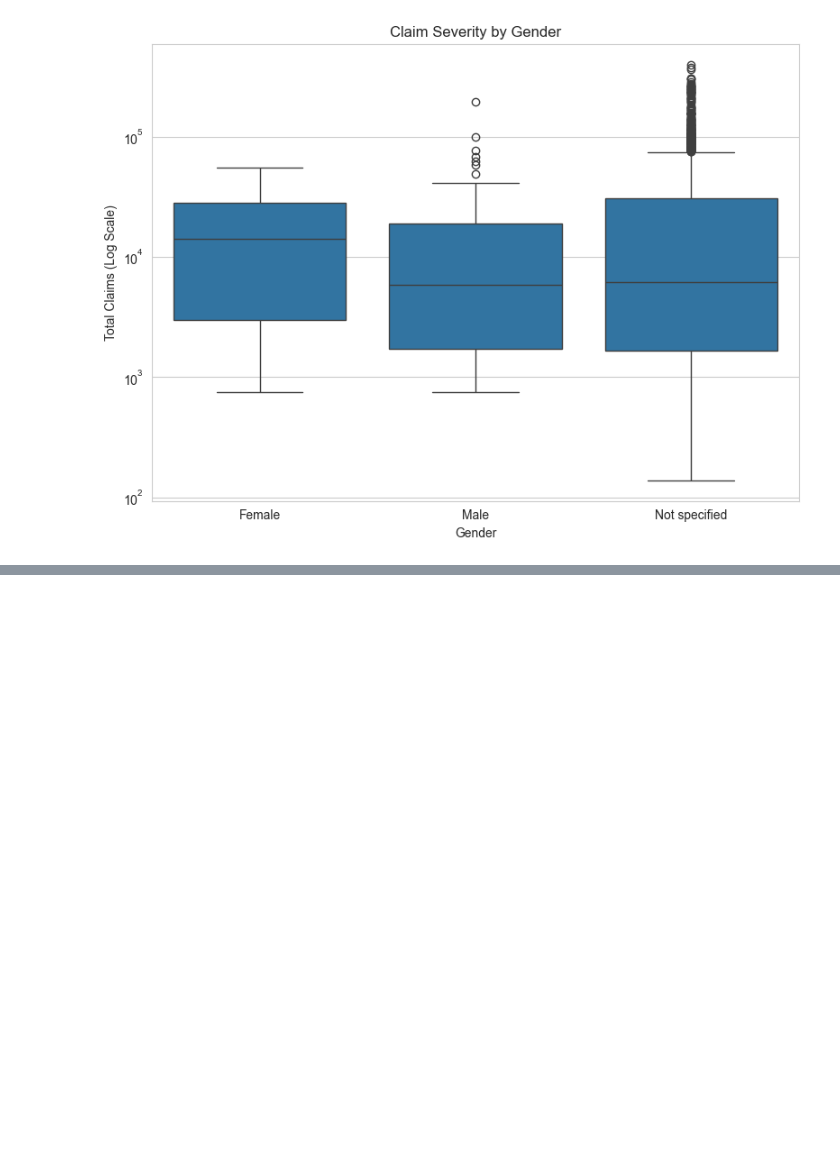
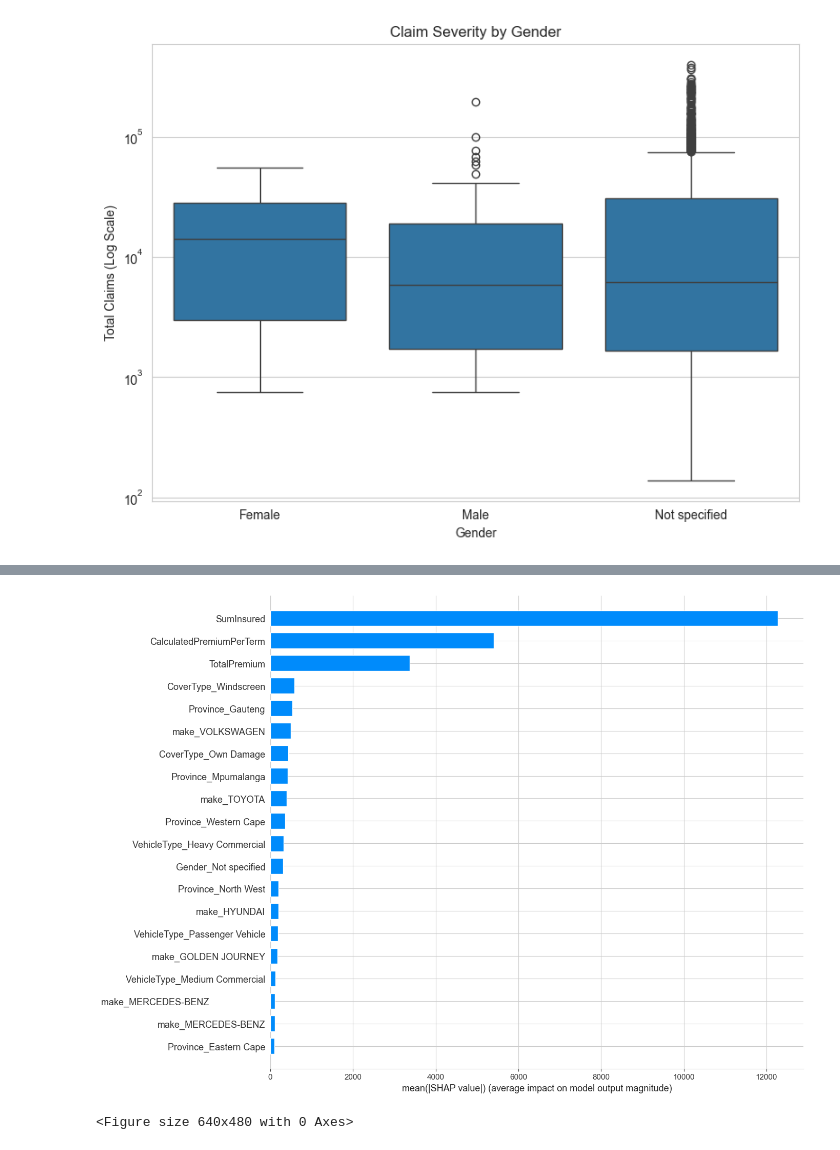
Before and after one commit to bemnetne/End-to-End-Insurance-Risk-Analytics-Predictive-Modeling, a Jupyter notebook: notebooks/eda.ipynb, the cells around one changed output, grey strips where cells are left out. Drawn from its saved outputs; the diff is of its cells as text; code cells hidden in the pictures; blank space fills up the shorter version.

```diff
--- a/notebooks/eda.ipynb
+++ b/notebooks/eda.ipynb
@@ -1965,0 +2311,25 @@ plt.show()
+# %%
+shap.summary_plot(
+
+    shap_values,
+    X_test,
+
+    feature_names=feature_names,
+
+    plot_type='bar',
+
+    max_display=20,
+
+    plot_size=(14,10)
+
+)
+
+plt.gcf().subplots_adjust(
+    left=0.35,
+    bottom=0.2
+)
+
+plt.show()
+# %% [output]
+[figure, added]
+<Figure size 640x480 with 0 Axes>
```
Also changed, not shown: parts of 28 cells of this notebook, 1 other file.
